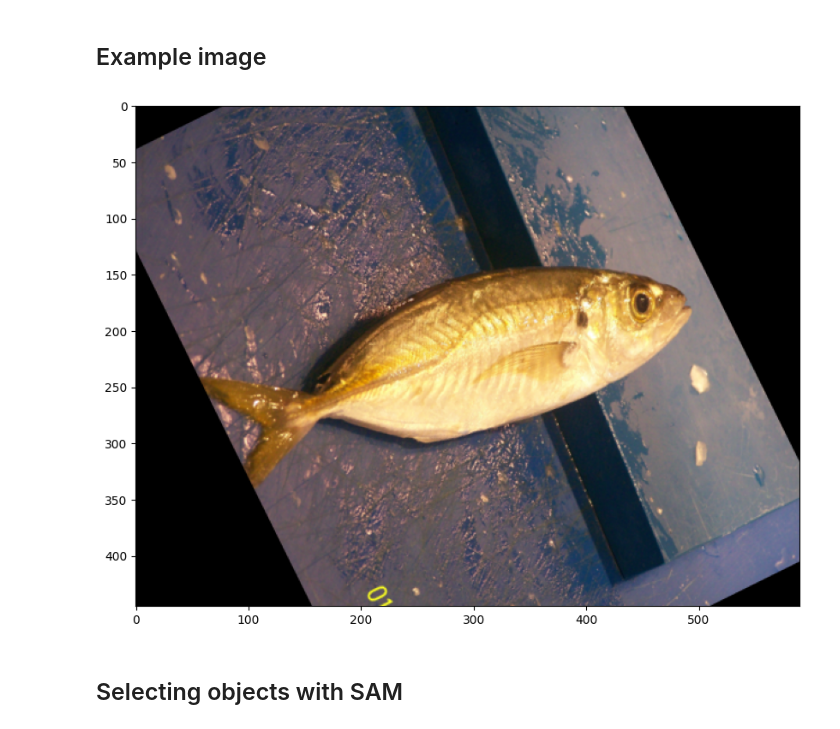
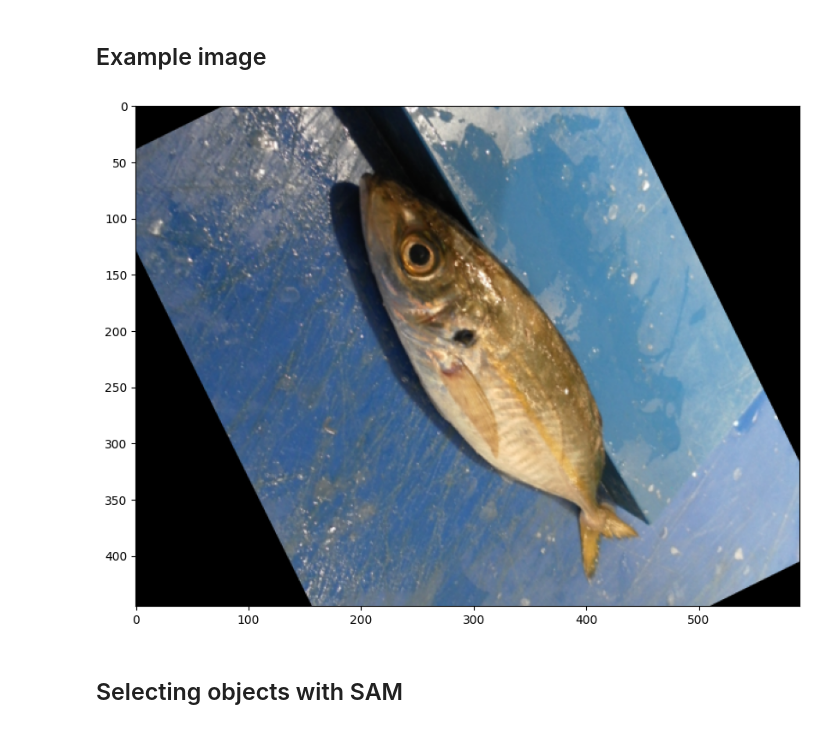
Before and after one commit to ana-bernal/P7_preuve-concept, a Jupyter notebook: 01_exploration.ipynb, the cells around one changed output. Drawn from its saved outputs; the diff is of its cells as text; code cells hidden in the pictures.

```diff
--- a/01_exploration.ipynb
+++ b/01_exploration.ipynb
@@ -91,7 +95,11 @@ for species in fish_species:
 
     for file in filenames:
         img = cv2.imread(f'{data_path}/{species}/{species}/{file}')
-        gt = cv2.imread(f'{data_path}/{species}/{species}_GT/{file}')
+        img = cv2.cvtColor(img, cv2.COLOR_BGR2RGB)
+
+        gt = cv2.imread(f'{data_path}/{species}/{species}_GT/{file}',cv2.IMREAD_GRAYSCALE)
+        gt = gt > 0
+
         dataset[species_name]['imgs'].append(img)
         dataset[species_name]['gt'].append(gt)
 # %% [output]
@@ -140,10 +146,13 @@ image = cv2.cvtColor(image, cv2.COLOR_BGR2RGB)
 # %%
+sample_img = dataset['Hourse_Mackerel']['imgs'][0]
+sample_gt = dataset['Hourse_Mackerel']['gt'][0]
+
 plt.figure(figsize=(10,10))
-plt.imshow(image)
+plt.imshow(sample_img)
 plt.axis('on')
 plt.show()
 # %% [output]
-[figure, old version]
+[figure, new version]
 # %% [markdown]
 ## Selecting objects with SAM
 # %% [markdown]
```
Also changed, not shown: parts of 35 cells of this notebook.
